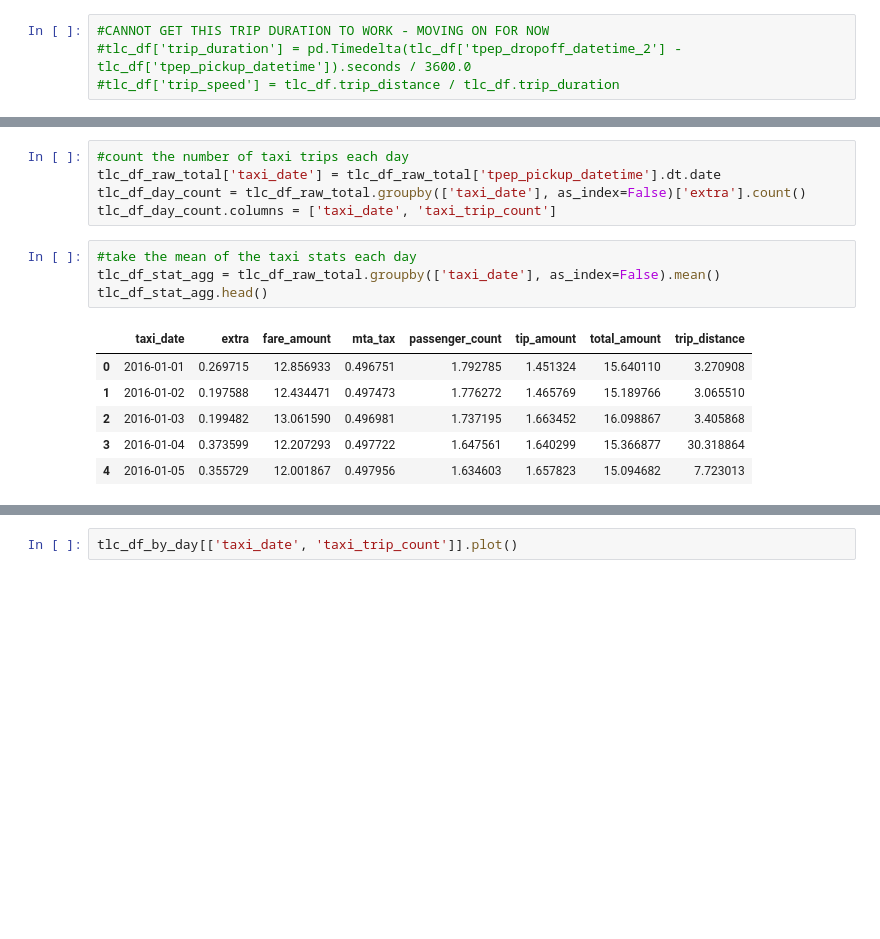
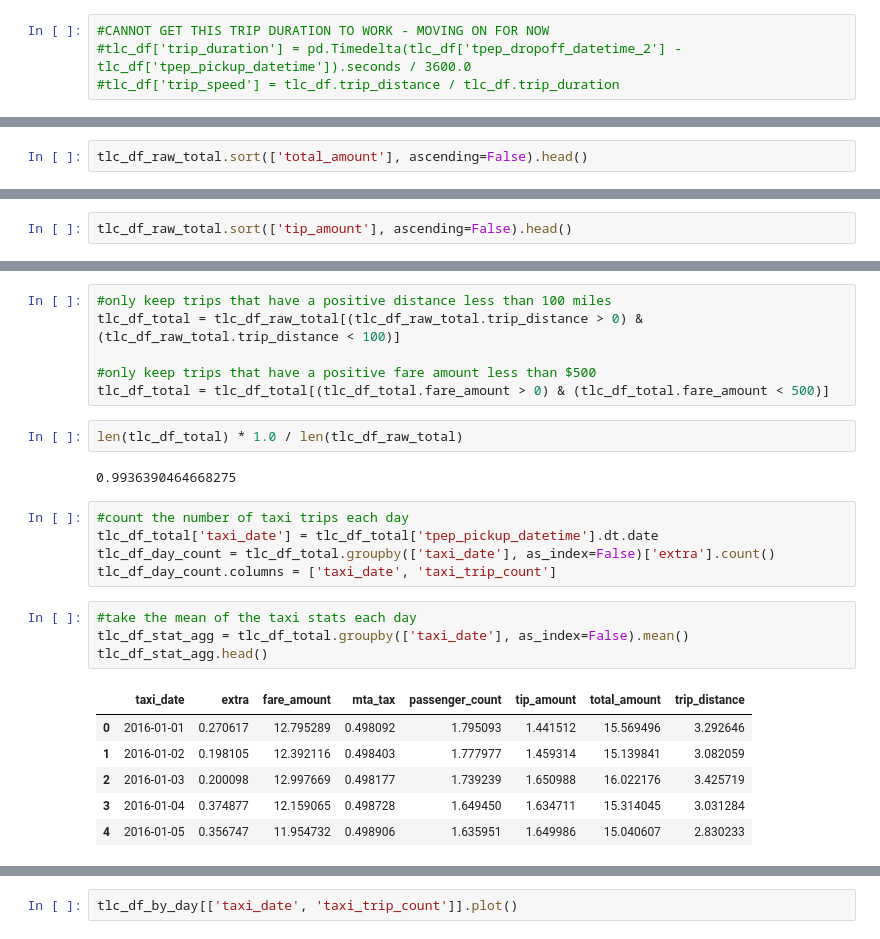
Before and after one commit to gperrin12/anomaly_detection_NYC_transit, a Jupyter notebook: TLC_anomaly_detection_042217.ipynb, the cells around one changed output, grey strips where cells are left out. Saved outputs shown, nothing was run; the diff lists cells and outputs as text; blank space fills up the shorter version.

```diff
--- a/TLC_anomaly_detection_042217.ipynb
+++ b/TLC_anomaly_detection_042217.ipynb
@@ -81,0 +96,2 @@ tlc_df_raw_total.head()
+# %%
+tlc_df_raw_total.sort(['total_amount'], ascending=False).head()
@@ -81,0 +105,2 @@ tlc_df_raw_total.head()
+# %%
+tlc_df_raw_total.sort(['tip_amount'], ascending=False).head()
@@ -82,19 +114,29 @@ tlc_df_raw_total.head()
+# %%
+#only keep trips that have a positive distance less than 100 miles
+tlc_df_total = tlc_df_raw_total[(tlc_df_raw_total.trip_distance > 0) & (tlc_df_raw_total.trip_distance < 100)]
+
+#only keep trips that have a positive fare amount less than $500
+tlc_df_total = tlc_df_total[(tlc_df_total.fare_amount > 0) & (tlc_df_total.fare_amount < 500)]
+# %%
+len(tlc_df_total) * 1.0 / len(tlc_df_raw_total)
+# %% [output]
+0.9936390464668275
 # %%
 #count the number of taxi trips each day
-tlc_df_raw_total['taxi_date'] = tlc_df_raw_total['tpep_pickup_datetime'].dt.date
-tlc_df_day_count = tlc_df_raw_total.groupby(['taxi_date'], as_index=False)['extra'].count()
+tlc_df_total['taxi_date'] = tlc_df_total['tpep_pickup_datetime'].dt.date
+tlc_df_day_count = tlc_df_total.groupby(['taxi_date'], as_index=False)['extra'].count()
 tlc_df_day_count.columns = ['taxi_date', 'taxi_trip_count']
 # %%
 #take the mean of the taxi stats each day
-tlc_df_stat_agg = tlc_df_raw_total.groupby(['taxi_date'], as_index=False).mean()
+tlc_df_stat_agg = tlc_df_total.groupby(['taxi_date'], as_index=False).mean()
 tlc_df_stat_agg.head()
 # %% [output]
 |  | taxi_date | extra | fare_amount | mta_tax | passenger_count | tip_amount | total_amount | trip_distance |
-| 0 | 2016-01-01 | 0.269715 | 12.856933 | 0.496751 | 1.792785 | 1.451324 | 15.640110 | 3.270908 |
-| 1 | 2016-01-02 | 0.197588 | 12.434471 | 0.497473 | 1.776272 | 1.465769 | 15.189766 | 3.065510 |
-| 2 | 2016-01-03 | 0.199482 | 13.061590 | 0.496981 | 1.737195 | 1.663452 | 16.098867 | 3.405868 |
-| 3 | 2016-01-04 | 0.373599 | 12.207293 | 0.497722 | 1.647561 | 1.640299 | 15.366877 | 30.318864 |
-| 4 | 2016-01-05 | 0.355729 | 12.001867 | 0.497956 | 1.634603 | 1.657823 | 15.094682 | 7.723013 |
+| 0 | 2016-01-01 | 0.270617 | 12.795289 | 0.498092 | 1.795093 | 1.441512 | 15.569496 | 3.292646 |
+| 1 | 2016-01-02 | 0.198105 | 12.392116 | 0.498403 | 1.777977 | 1.459314 | 15.139841 | 3.082059 |
+| 2 | 2016-01-03 | 0.200098 | 12.997669 | 0.498177 | 1.739239 | 1.650988 | 16.022176 | 3.425719 |
+| 3 | 2016-01-04 | 0.374877 | 12.159065 | 0.498728 | 1.649450 | 1.634711 | 15.314045 | 3.031284 |
+| 4 | 2016-01-05 | 0.356747 | 11.954732 | 0.498906 | 1.635951 | 1.649986 | 15.040607 | 2.830233 |
 # %%
 tlc_df_by_day = tlc_df_stat_agg.merge(tlc_df_day_count, on='taxi_date')
 tlc_df_by_day.head()
```
Also changed, not shown: parts of 20 cells of this notebook.
